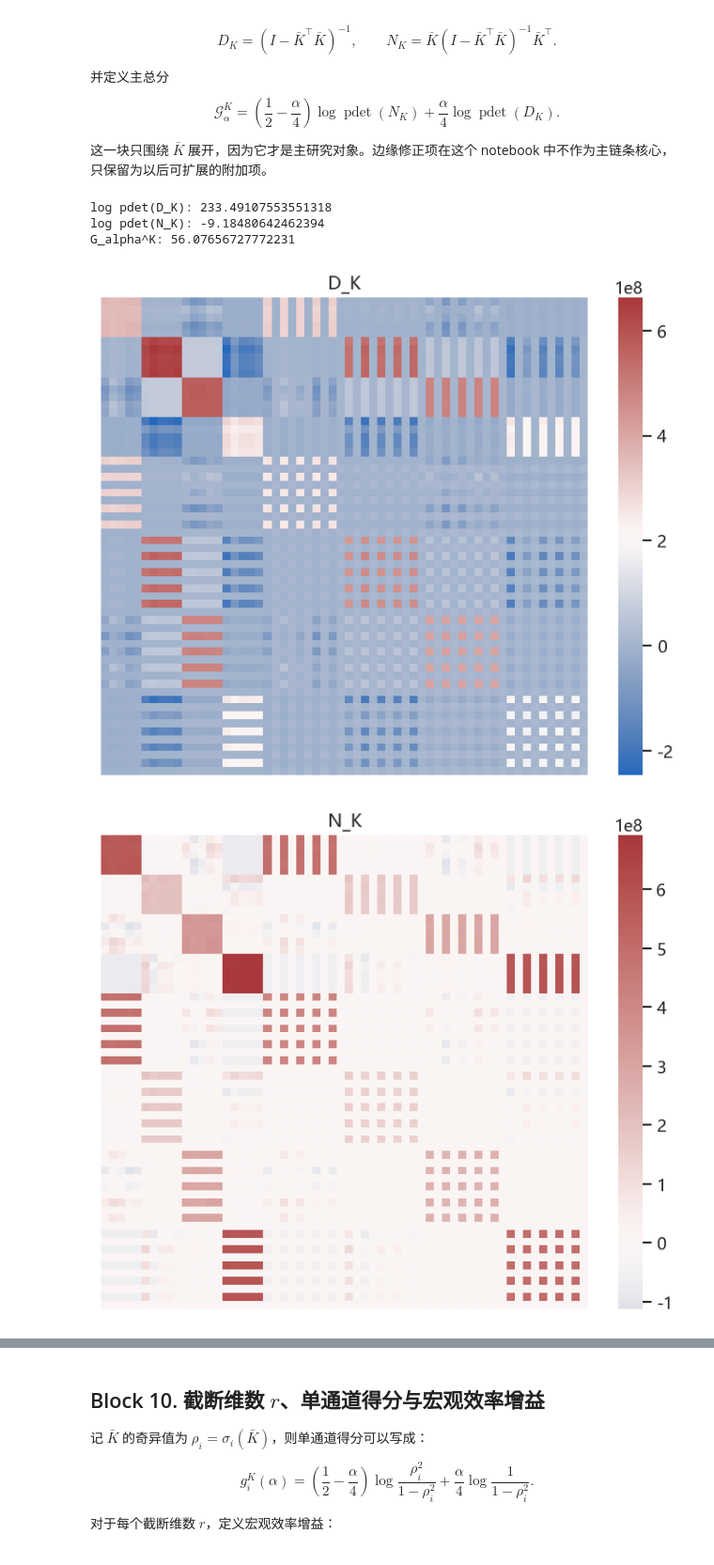
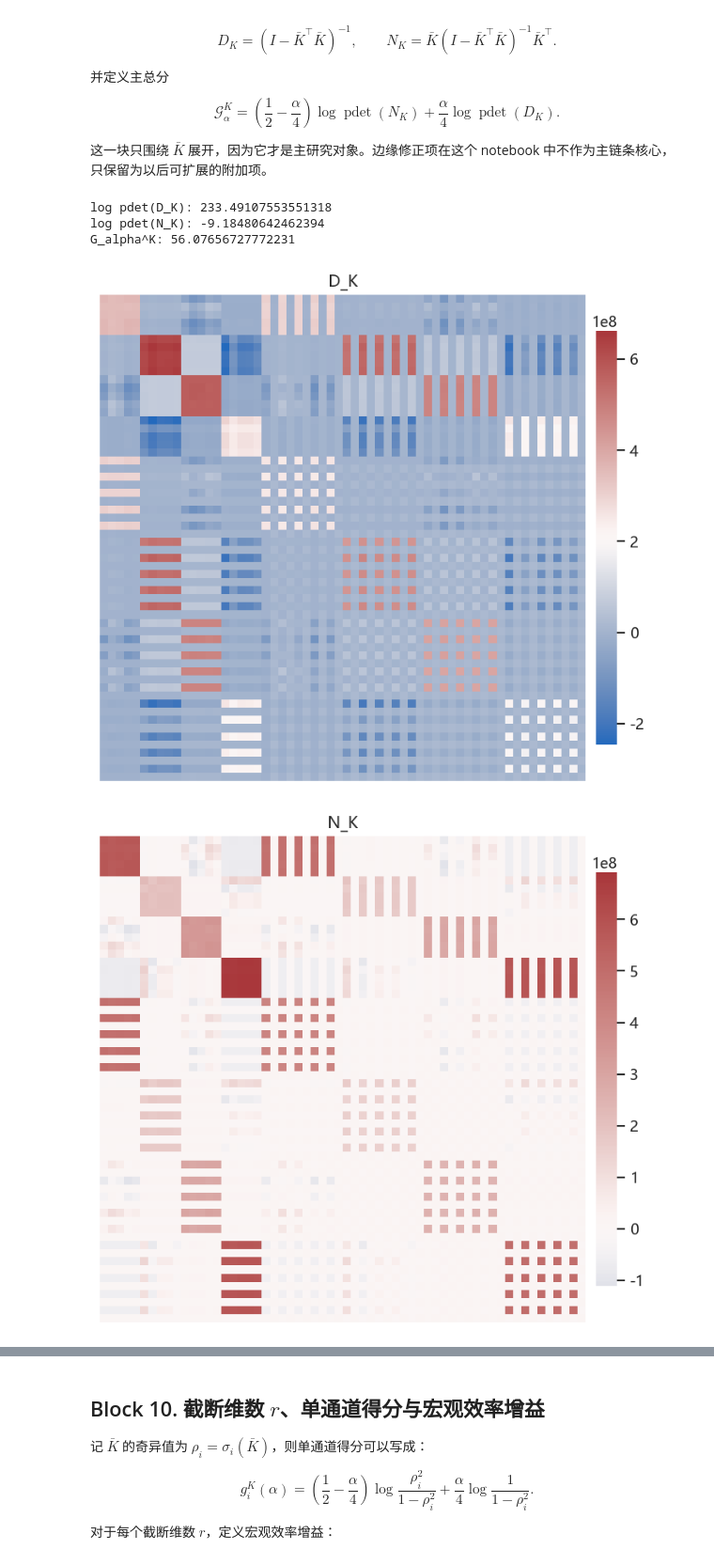
Before and after one commit to Matthew-ymz/pykoop, a Jupyter notebook: exp/kuramoto/exp_kuramoto_0321.ipynb, the cells around one changed output, grey strips where cells are left out. Shown at 94% size. Saved outputs shown, nothing was run; the diff lists cells and outputs as text; code cells hidden in the pictures.

```diff
--- a/exp/kuramoto/exp_kuramoto_0321.ipynb
+++ b/exp/kuramoto/exp_kuramoto_0321.ipynb
@@ -122,15 +122,30 @@ def sparse_labels(labels, step=1):
     return [label if idx % step == 0 else '' for idx, label in enumerate(labels)]
 
 
-def plot_matrix_heatmap(matrix, title, row_labels=None, col_labels=None, center=0.0, figsize=(6, 5), label_step=1, cmap=HEATMAP_CMAP):
-    fig, ax = plt.subplots(figsize=figsize)
+def plot_matrix_heatmap(matrix, title, row_labels=None, col_labels=None, center=0.0, figsize=(6, 6), label_step=1, cmap=HEATMAP_CMAP):
+    matrix = np.asarray(matrix)
+    n_rows, n_cols = matrix.shape
+    is_square = n_rows == n_cols
+
+    if is_square:
+        plot_size = (6, 6)
+        square = True
+        effective_step = max(label_step, max(1, int(np.ceil(n_cols / 12))))
+    else:
+        plot_size = figsize
+        square = False
+        effective_step = label_step
+
+    fig, ax = plt.subplots(figsize=plot_size)
     sns.heatmap(
         matrix,
         ax=ax,
         cmap=cmap,
         center=center,
-        xticklabels=sparse_labels(col_labels, label_step),
-        yticklabels=sparse_labels(row_labels, label_step),
+        xticklabels=sparse_labels(col_labels, effective_step),
+        yticklabels=sparse_labels(row_labels, effective_step),
+        square=square,
+        cbar_kws={'shrink': 0.78, 'fraction': 0.04, 'pad': 0.02},
     )
     ax.set_title(title)
     ax.tick_params(axis='x', rotation=90, labelsize=7)
@@ -182,9 +197,9 @@ config = {
     'eps': 1e-10,
     'ridge': 1e-10,
     'observable_mode': 'identity + fourier', #手动
-    'rank_candidates': [1, 2, 3, 4, 5, 6,7,8,9,10,15,20,25,30,31,32,33,34,35,40,45,50],
+    'rank_candidates': None,
     'selected_micro_indices': [0, 5],
-    'heatmap_label_step': 2,
+    'heatmap_label_step': 1,
     'top_k_features_to_show': 5,
 }
 
@@ -613,28 +642,28 @@ $$
 # %%
 D_K = metrics['D_K']
 N_K = metrics['N_K']
 G_alpha_K = metrics['G_alpha_K']
 
 print('log pdet(D_K):', metrics['log_pdet_D_K'])
 print('log pdet(N_K):', metrics['log_pdet_N_K'])
 print('G_alpha^K:', G_alpha_K)
 
-plot_matrix_heatmap(D_K, 'D_K', center=None, figsize=(6, 5), cmap=HEATMAP_CMAP)
-plot_matrix_heatmap(N_K, 'N_K', center=0.0, figsize=(6, 5), cmap=HEATMAP_CMAP)
+plot_matrix_heatmap(D_K, 'D_K', center=None, figsize=(6, 6), cmap=HEATMAP_CMAP)
+plot_matrix_heatmap(N_K, 'N_K', center=0.0, figsize=(6, 6), cmap=HEATMAP_CMAP)
 
 plt.figure(figsize=(8, 3.8))
 plt.bar(np.arange(1, len(diff) + 1), diff, color='tab:blue', alpha=0.85)
 plt.title('EC increments derived from K_bar singular values')
 plt.xlabel('Index')
 plt.ylabel('Increment')
 plt.tight_layout()
 plt.show()
 # %% [output]
 log pdet(D_K): 233.49107553551318
 log pdet(N_K): -9.18480642462394
 G_alpha^K: 56.07656727772231
-[figure, old version]
+[figure, new version]
-[figure, old version]
+[figure, new version]
 [figure]
 # %% [markdown]
 ## Block 10. 截断维数 $r$、单通道得分与宏观效率增益
```
Also changed, not shown: parts of 6 cells of this notebook, 2 other files.
